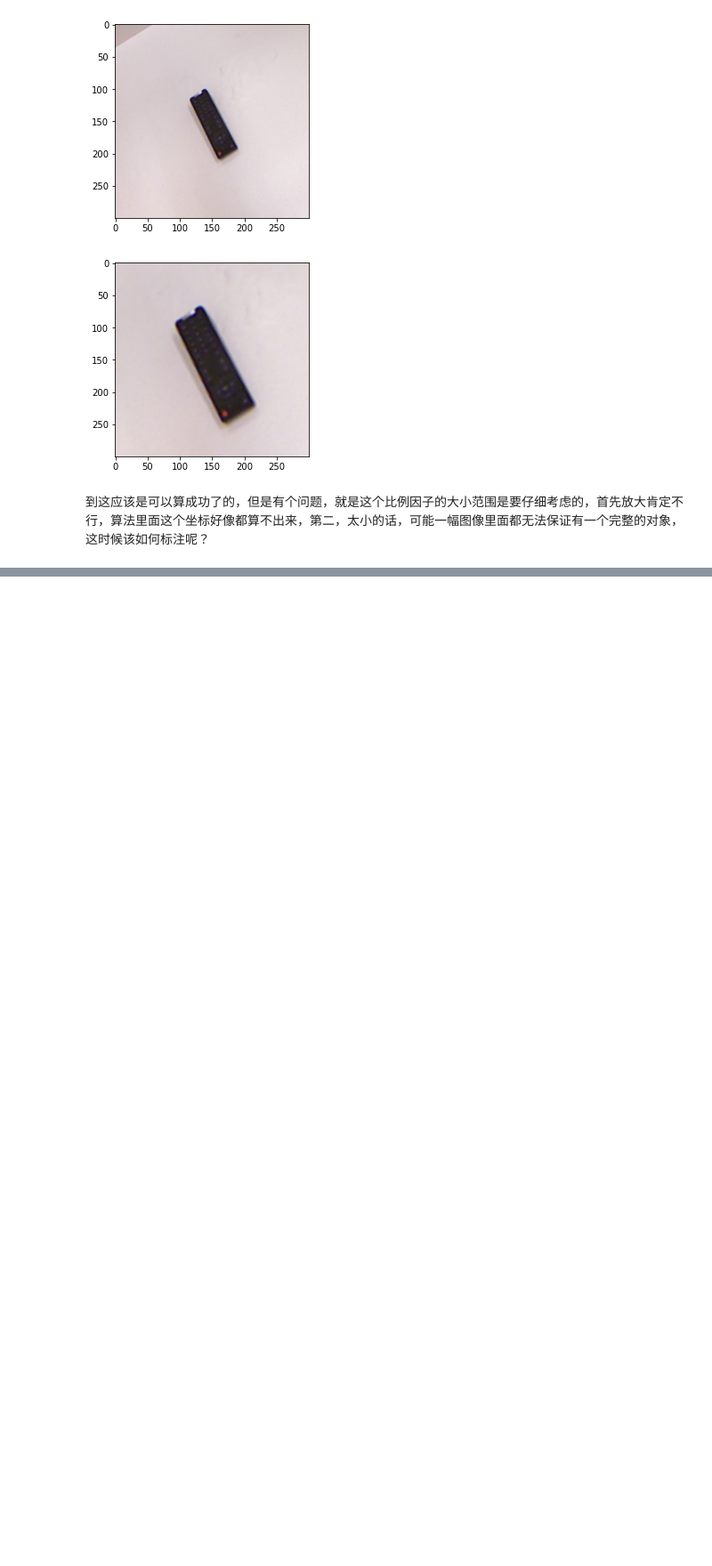
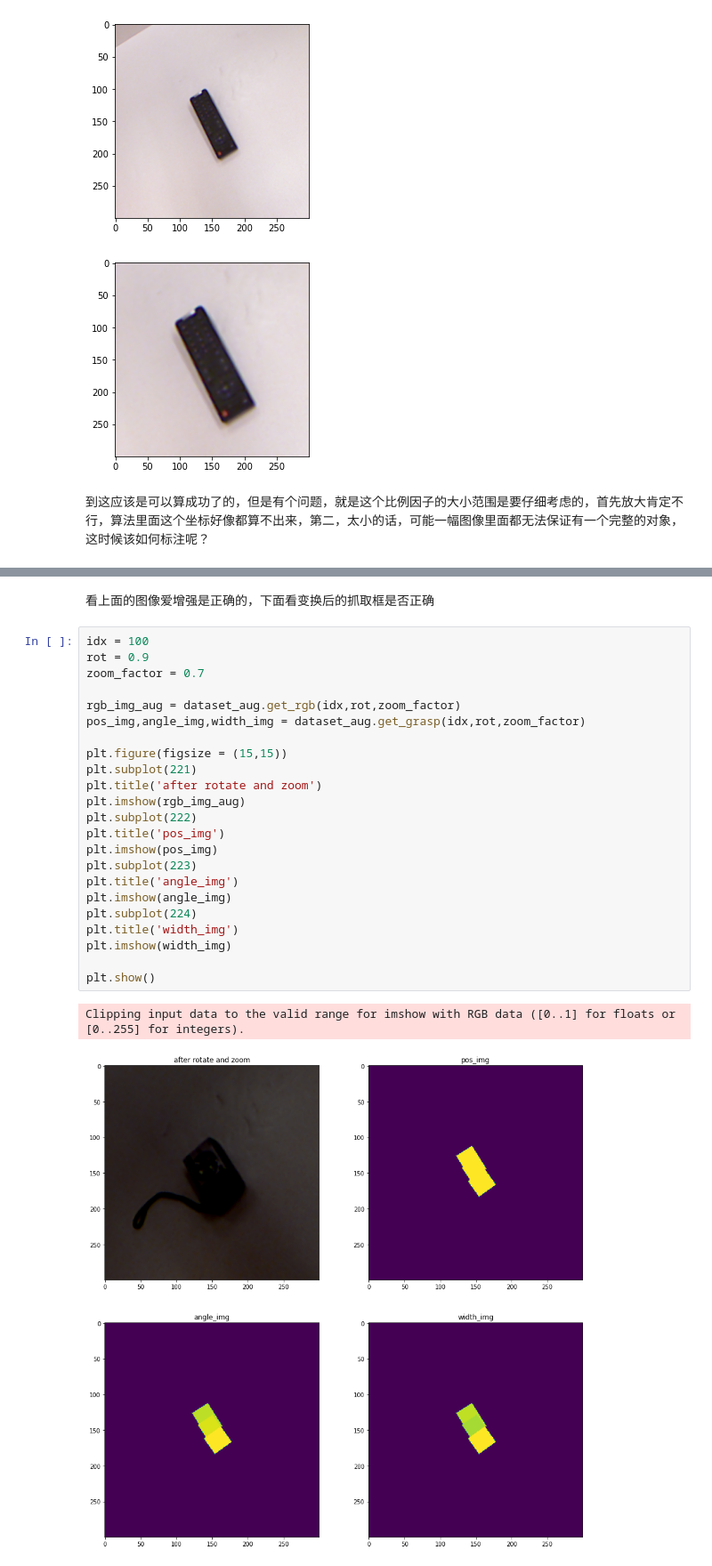
Before and after one commit to OneOneLiu/ggcnn_cornell_dataset, a Jupyter notebook: 6.optimize/optimize.ipynb, the cells around one changed output, grey strips where cells are left out. Shown at 89% size. Drawn from its saved outputs; the diff is of its cells as text; blank space fills up the shorter version.

```diff
--- a/6.optimize/optimize.ipynb
+++ b/6.optimize/optimize.ipynb
@@ -379,0 +471,28 @@ plt.show()
+# %% [markdown]
+看上面的图像爱增强是正确的，下面看变换后的抓取框是否正确
+# %%
+idx = 100
+rot = 0.9
+zoom_factor = 0.7
+
+rgb_img_aug = dataset_aug.get_rgb(idx,rot,zoom_factor)
+pos_img,angle_img,width_img = dataset_aug.get_grasp(idx,rot,zoom_factor)
+
+plt.figure(figsize = (15,15))
+plt.subplot(221)
+plt.title('after rotate and zoom')
+plt.imshow(rgb_img_aug)
+plt.subplot(222)
+plt.title('pos_img')
+plt.imshow(pos_img)
+plt.subplot(223)
+plt.title('angle_img')
+plt.imshow(angle_img)
+plt.subplot(224)
+plt.title('width_img')
+plt.imshow(width_img)
+
+plt.show()
+# %% [output]
+Clipping input data to the valid range for imshow with RGB data ([0..1] for floats or [0..255] for integers).
+[figure, added]
```
Also changed, not shown: parts of 10 cells of this notebook, 6 other files.
